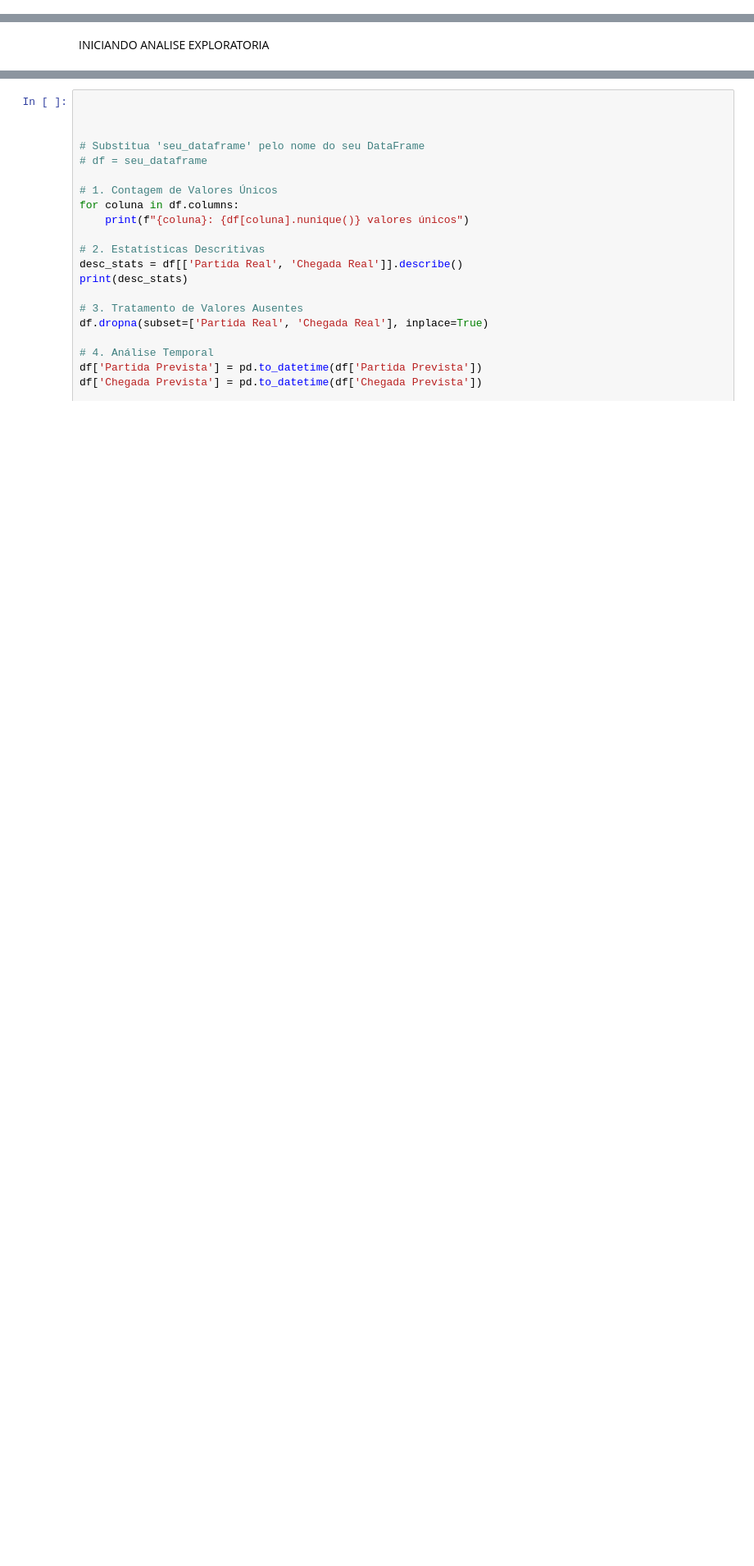
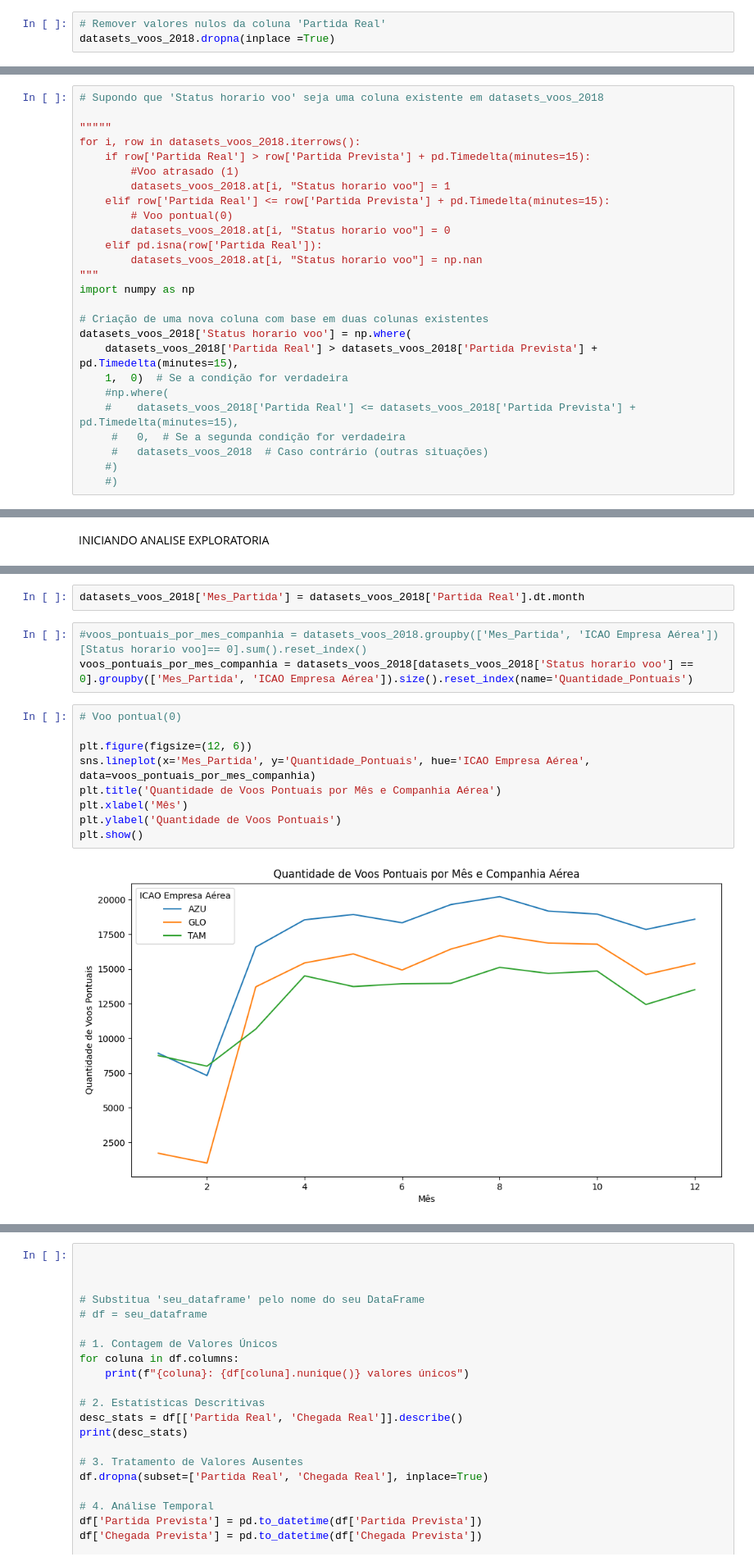
Before and after one commit to franciscojosecvrl/PortifolioDeDados, a Jupyter notebook: aquisicao_de_dados.ipynb, the cells around one changed output, grey strips where cells are left out. Shown: that part at 82% size. Saved outputs shown, nothing was run; the diff lists cells and outputs as text; blank space fills up the shorter version.

```diff
--- a/aquisicao_de_dados.ipynb
+++ b/aquisicao_de_dados.ipynb
@@ -257,0 +219,3 @@ dtype: int64
+# %%
+# Remover valores nulos da coluna 'Partida Real'
+datasets_voos_2018.dropna(inplace =True)
@@ -257,0 +250,26 @@ dtype: int64
+# %%
+# Supondo que 'Status horario voo' seja uma coluna existente em datasets_voos_2018
+
+"""""
+for i, row in datasets_voos_2018.iterrows():
+    if row['Partida Real'] > row['Partida Prevista'] + pd.Timedelta(minutes=15):
+        #Voo atrasado (1)
+        datasets_voos_2018.at[i, "Status horario voo"] = 1
+    elif row['Partida Real'] <= row['Partida Prevista'] + pd.Timedelta(minutes=15):
+        # Voo pontual(0)
+        datasets_voos_2018.at[i, "Status horario voo"] = 0
+    elif pd.isna(row['Partida Real']):
+        datasets_voos_2018.at[i, "Status horario voo"] = np.nan
+"""
+import numpy as np
+
+# Criação de uma nova coluna com base em duas colunas existentes
+datasets_voos_2018['Status horario voo'] = np.where(
+    datasets_voos_2018['Partida Real'] > datasets_voos_2018['Partida Prevista'] + pd.Timedelta(minutes=15),
+    1,  0)  # Se a condição for verdadeira
+    #np.where(
+    #    datasets_voos_2018['Partida Real'] <= datasets_voos_2018['Partida Prevista'] + pd.Timedelta(minutes=15),
+     #   0,  # Se a segunda condição for verdadeira
+     #   datasets_voos_2018  # Caso contrário (outras situações)
+    #)
+    #)
@@ -271,0 +387,16 @@ lista_datasets2018.describe()
+# %%
+datasets_voos_2018['Mes_Partida'] = datasets_voos_2018['Partida Real'].dt.month
+# %%
+#voos_pontuais_por_mes_companhia = datasets_voos_2018.groupby(['Mes_Partida', 'ICAO Empresa Aérea'])[Status horario voo]== 0].sum().reset_index()
+voos_pontuais_por_mes_companhia = datasets_voos_2018[datasets_voos_2018['Status horario voo'] == 0].groupby(['Mes_Partida', 'ICAO Empresa Aérea']).size().reset_index(name='Quantidade_Pontuais')
+# %%
+# Voo pontual(0)
+
+plt.figure(figsize=(12, 6))
+sns.lineplot(x='Mes_Partida', y='Quantidade_Pontuais', hue='ICAO Empresa Aérea', data=voos_pontuais_por_mes_companhia)
+plt.title('Quantidade de Voos Pontuais por Mês e Companhia Aérea')
+plt.xlabel('Mês')
+plt.ylabel('Quantidade de Voos Pontuais')
+plt.show()
+# %% [output]
+[figure, added]
```
Also changed, not shown: parts of 80 cells of this notebook.
